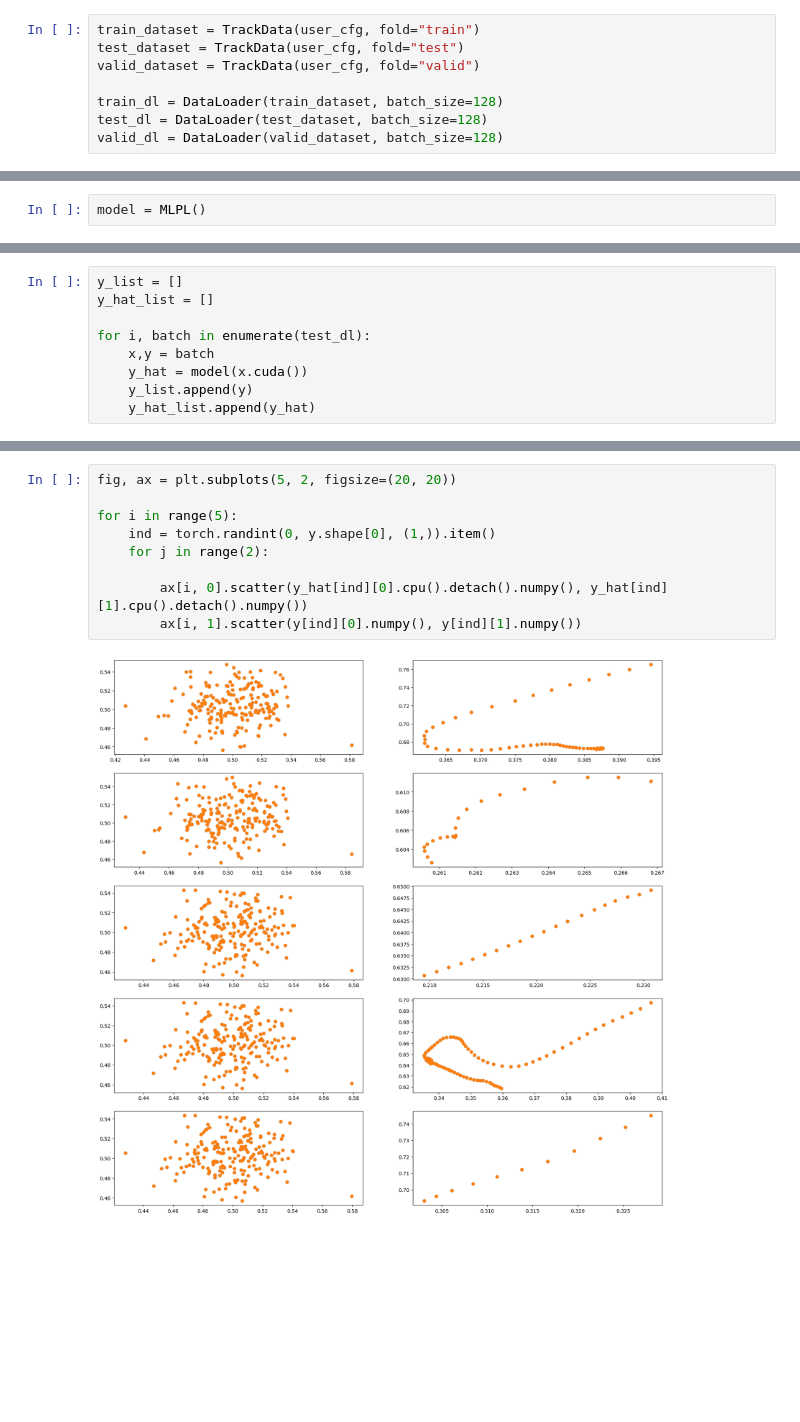
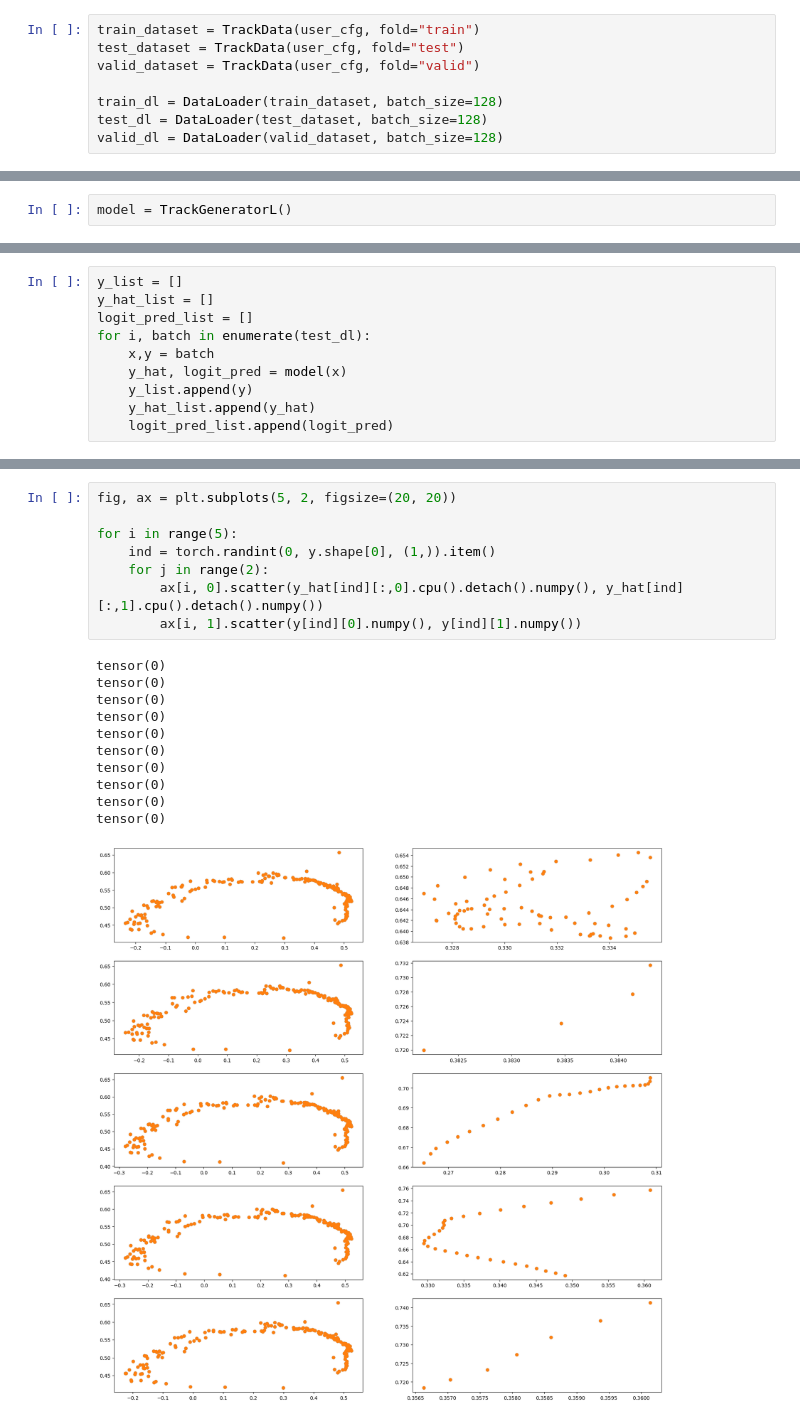
Before and after one commit to itsmohitanand/TrackDiff, a Jupyter notebook: nb_train_model.ipynb, the cells around one changed output, grey strips where cells are left out. Cells and saved outputs as stored; diff of their text form; blank space fills up the shorter version.

```diff
--- a/nb_train_model.ipynb
+++ b/nb_train_model.ipynb
@@ -47,5 +42,5 @@ for i in range(5):
 # %%
-model = MLPL()
+model = TrackGeneratorL()
 # %%
 trainer = L.Trainer(accelerator="gpu", max_epochs=20)
 # %% [output]
@@ -72,12 +66,13 @@ LOCAL_RANK: 0 - CUDA_VISIBLE_DEVICES: [0]
 # %%
 y_list = []
 y_hat_list = []
-
+logit_pred_list = []
 for i, batch in enumerate(test_dl):
     x,y = batch
-    y_hat = model(x.cuda())
+    y_hat, logit_pred = model(x)
     y_list.append(y)
     y_hat_list.append(y_hat)
+    logit_pred_list.append(logit_pred)
 # %%
 y_hat = torch.cat(y_hat_list, dim=0)
 y = torch.cat(y_list, dim=0)
@@ -87,11 +83,20 @@ torch.Size([6872, 6, 200]) torch.Size([6872, 6, 200])
 # %%
 fig, ax = plt.subplots(5, 2, figsize=(20, 20))
 
 for i in range(5):
     ind = torch.randint(0, y.shape[0], (1,)).item()
     for j in range(2):
-
-        ax[i, 0].scatter(y_hat[ind][0].cpu().detach().numpy(), y_hat[ind][1].cpu().detach().numpy())
+        ax[i, 0].scatter(y_hat[ind][:,0].cpu().detach().numpy(), y_hat[ind][:,1].cpu().detach().numpy())
         ax[i, 1].scatter(y[ind][0].numpy(), y[ind][1].numpy())
 # %% [output]
+tensor(0)
+tensor(0)
+tensor(0)
+tensor(0)
+tensor(0)
+tensor(0)
+tensor(0)
+tensor(0)
+tensor(0)
+tensor(0)
-[figure, old version]
+[figure, new version]
```
Also changed, not shown: parts of 6 cells of this notebook, 2 other files.
